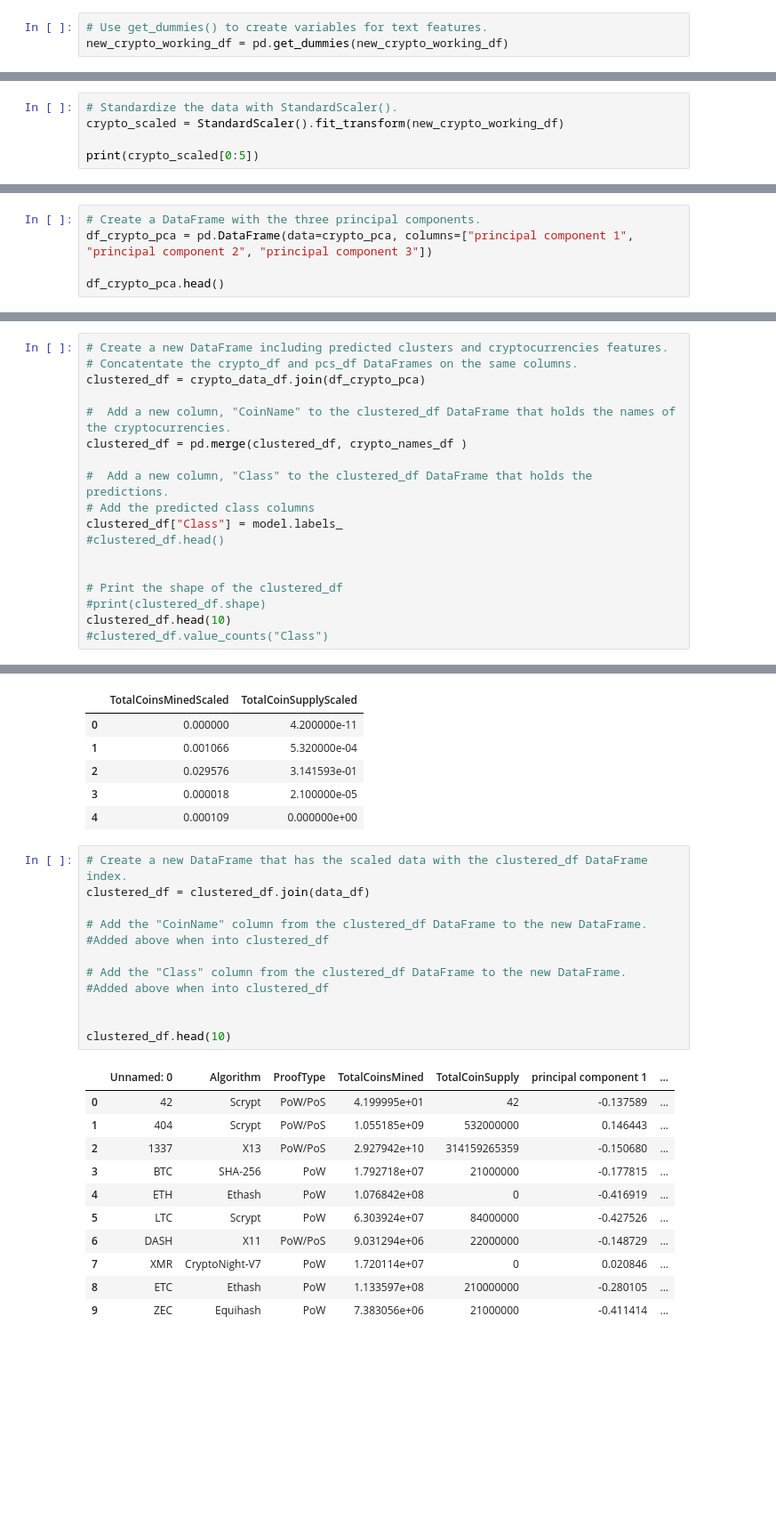
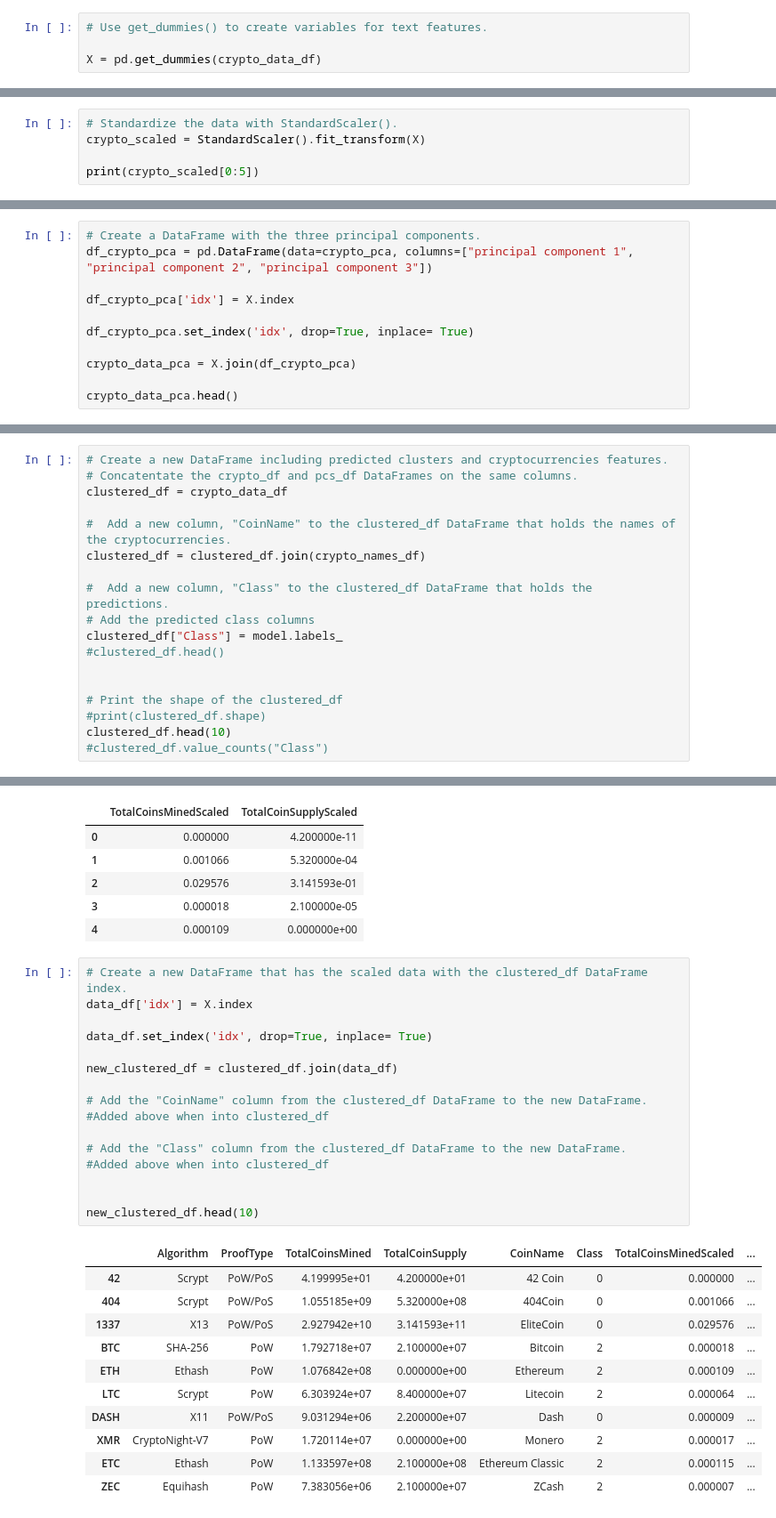
Before and after one commit to RAS705/Cryptocurrencies, a Jupyter notebook: crypto_clustering.ipynb, the cells around one changed output, grey strips where cells are left out. Shown at 89% size. Cells and saved outputs as stored; diff of their text form; blank space fills up the shorter version.

```diff
--- a/crypto_clustering.ipynb
+++ b/crypto_clustering.ipynb
@@ -149,4 +161,5 @@ See the caveats in the documentation: https://pandas.pydata.org/pandas-docs/stab
 # %%
 # Use get_dummies() to create variables for text features.
-new_crypto_working_df = pd.get_dummies(new_crypto_working_df)
+
+X = pd.get_dummies(crypto_data_df)
 # %%
@@ -162,6 +175,6 @@ new_crypto_working_df.head()
 # %%
 # Standardize the data with StandardScaler().
-crypto_scaled = StandardScaler().fit_transform(new_crypto_working_df)
+crypto_scaled = StandardScaler().fit_transform(X)
 
 print(crypto_scaled[0:5])
 # %% [output]
@@ -186,5 +214,11 @@ crypto_pca = pca.fit_transform(crypto_scaled)
 # Create a DataFrame with the three principal components.
 df_crypto_pca = pd.DataFrame(data=crypto_pca, columns=["principal component 1", "principal component 2", "principal component 3"])
 
-df_crypto_pca.head()
+df_crypto_pca['idx'] = X.index
+
+df_crypto_pca.set_index('idx', drop=True, inplace= True)
+
+crypto_data_pca = X.join(df_crypto_pca)
+
+crypto_data_pca.head()
 # %% [output]
@@ -230,10 +266,10 @@ predictions = model.predict(df_crypto_pca)
 # %%
 # Create a new DataFrame including predicted clusters and cryptocurrencies features.
 # Concatentate the crypto_df and pcs_df DataFrames on the same columns.
-clustered_df = crypto_data_df.join(df_crypto_pca)
+clustered_df = crypto_data_df
 
 #  Add a new column, "CoinName" to the clustered_df DataFrame that holds the names of the cryptocurrencies.
-clustered_df = pd.merge(clustered_df, crypto_names_df )
+clustered_df = clustered_df.join(crypto_names_df)
 
 #  Add a new column, "Class" to the clustered_df DataFrame that holds the predictions.
 # Add the predicted class columns
@@ -308,27 +344,31 @@ data_df.head()
 | 4 | 0.000109 | 0.000000e+00 |
 # %%
 # Create a new DataFrame that has the scaled data with the clustered_df DataFrame index.
-clustered_df = clustered_df.join(data_df)
+data_df['idx'] = X.index
+
+data_df.set_index('idx', drop=True, inplace= True)
+
+new_clustered_df = clustered_df.join(data_df)
 
 # Add the "CoinName" column from the clustered_df DataFrame to the new DataFrame.
 #Added above when into clustered_df
 
 # Add the "Class" column from the clustered_df DataFrame to the new DataFrame.
 #Added above when into clustered_df
 
 
-clustered_df.head(10)
+new_clustered_df.head(10)
 # %% [output]
-|  | Unnamed: 0 | Algorithm | ProofType | TotalCoinsMined | TotalCoinSupply | principal component 1 | ... |
-| 0 | 42 | Scrypt | PoW/PoS | 4.199995e+01 | 42 | -0.137589 | ... |
-| 1 | 404 | Scrypt | PoW/PoS | 1.055185e+09 | 532000000 | 0.146443 | ... |
-| 2 | 1337 | X13 | PoW/PoS | 2.927942e+10 | 314159265359 | -0.150680 | ... |
-| 3 | BTC | SHA-256 | PoW | 1.792718e+07 | 21000000 | -0.177815 | ... |
-| 4 | ETH | Ethash | PoW | 1.076842e+08 | 0 | -0.416919 | ... |
-| 5 | LTC | Scrypt | PoW | 6.303924e+07 | 84000000 | -0.427526 | ... |
-| 6 | DASH | X11 | PoW/PoS | 9.031294e+06 | 22000000 | -0.148729 | ... |
-| 7 | XMR | CryptoNight-V7 | PoW | 1.720114e+07 | 0 | 0.020846 | ... |
-| 8 | ETC | Ethash | PoW | 1.133597e+08 | 210000000 | -0.280105 | ... |
-| 9 | ZEC | Equihash | PoW | 7.383056e+06 | 21000000 | -0.411414 | ... |
+|  | Algorithm | ProofType | TotalCoinsMined | TotalCoinSupply | CoinName | Class | TotalCoinsMinedScaled | ... |
+| 42 | Scrypt | PoW/PoS | 4.199995e+01 | 4.200000e+01 | 42 Coin | 0 | 0.000000 | ... |
+| 404 | Scrypt | PoW/PoS | 1.055185e+09 | 5.320000e+08 | 404Coin | 0 | 0.001066 | ... |
+| 1337 | X13 | PoW/PoS | 2.927942e+10 | 3.141593e+11 | EliteCoin | 0 | 0.029576 | ... |
+| BTC | SHA-256 | PoW | 1.792718e+07 | 2.100000e+07 | Bitcoin | 2 | 0.000018 | ... |
+| ETH | Ethash | PoW | 1.076842e+08 | 0.000000e+00 | Ethereum | 2 | 0.000109 | ... |
+| LTC | Scrypt | PoW | 6.303924e+07 | 8.400000e+07 | Litecoin | 2 | 0.000064 | ... |
+| DASH | X11 | PoW/PoS | 9.031294e+06 | 2.200000e+07 | Dash | 0 | 0.000009 | ... |
+| XMR | CryptoNight-V7 | PoW | 1.720114e+07 | 0.000000e+00 | Monero | 2 | 0.000017 | ... |
+| ETC | Ethash | PoW | 1.133597e+08 | 2.100000e+08 | Ethereum Classic | 2 | 0.000115 | ... |
+| ZEC | Equihash | PoW | 7.383056e+06 | 2.100000e+07 | ZCash | 2 | 0.000007 | ... |
 # %%
 # Create a hvplot.scatter plot using x="TotalCoinsMined" and y="TotalCoinSupply".
```
Also changed, not shown: parts of 19 cells of this notebook, 6 other files.
